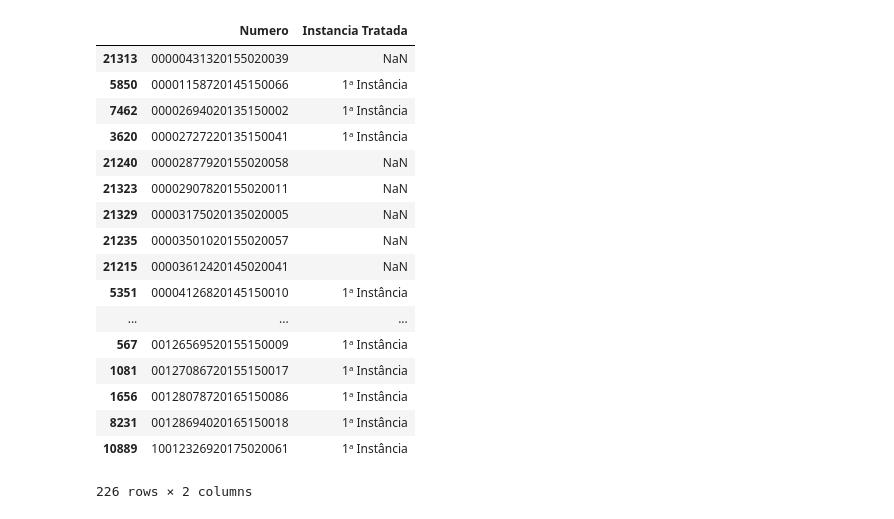
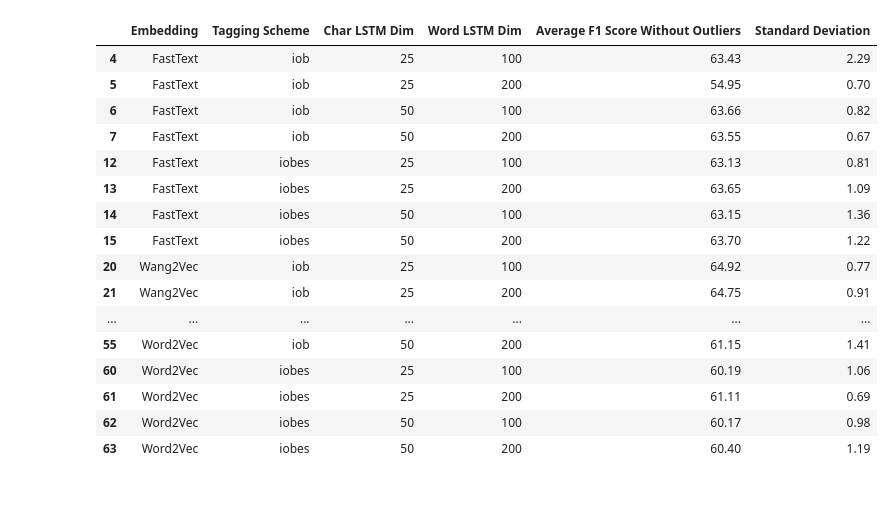
Before and after one commit to pvcastro/deeplearningufg, a Jupyter notebook: artigo_propor_2018/Portuguese Tagger Stats.ipynb, the cells around one changed output. Saved outputs shown, nothing was run; the diff lists cells and outputs as text; code cells hidden in the pictures.

```diff
--- a/artigo_propor_2018/Portuguese Tagger Stats.ipynb
+++ b/artigo_propor_2018/Portuguese Tagger Stats.ipynb
@@ -340,23 +147,24 @@ processos_suspensos_df.sort_values(by='Numero')
-# %%
-processos_arquivados_df = processos_df[processos_df['Status'] == 'arquivado']
-processos_arquivados_df = processos_arquivados_df[['Numero','Instancia Tratada']].drop_duplicates()
-processos_arquivados_df.sort_values(by='Numero')
-# %% [output]
-|  | Numero | Instancia Tratada |
-| 21313 | 00000431320155020039 | NaN |
-| 5850 | 00001158720145150066 | 1ᵃ Instância |
-| 7462 | 00002694020135150002 | 1ᵃ Instância |
-| 3620 | 00002727220135150041 | 1ᵃ Instância |
-| 21240 | 00002877920155020058 | NaN |
-| 21323 | 00002907820155020011 | NaN |
-| 21329 | 00003175020135020005 | NaN |
-| 21235 | 00003501020155020057 | NaN |
-| 21215 | 00003612420145020041 | NaN |
-| 5351 | 00004126820145150010 | 1ᵃ Instância |
-| ... | ... | ... |
-| 567 | 00126569520155150009 | 1ᵃ Instância |
-| 1081 | 00127086720155150017 | 1ᵃ Instância |
-| 1656 | 00128078720165150086 | 1ᵃ Instância |
-| 8231 | 00128694020165150018 | 1ᵃ Instância |
-| 10889 | 10012326920175020061 | 1ᵃ Instância |
-226 rows × 2 columns
+# %%
+dados_lower_df = dados_df[dados_df['Lower'] == True]
+del dados_lower_df['Capitalisation Dim']
+del dados_lower_df['Lower']
+del dados_lower_df['Average F1 Score']
+dados_lower_df
+# %% [output]
+|  | Embedding | Tagging Scheme | Char LSTM Dim | Word LSTM Dim | Average F1 Score Without Outliers | Standard Deviation |
+| 4 | FastText | iob | 25 | 100 | 63.43 | 2.29 |
+| 5 | FastText | iob | 25 | 200 | 54.95 | 0.70 |
+| 6 | FastText | iob | 50 | 100 | 63.66 | 0.82 |
+| 7 | FastText | iob | 50 | 200 | 63.55 | 0.67 |
+| 12 | FastText | iobes | 25 | 100 | 63.13 | 0.81 |
+| 13 | FastText | iobes | 25 | 200 | 63.65 | 1.09 |
+| 14 | FastText | iobes | 50 | 100 | 63.15 | 1.36 |
+| 15 | FastText | iobes | 50 | 200 | 63.70 | 1.22 |
+| 20 | Wang2Vec | iob | 25 | 100 | 64.92 | 0.77 |
+| 21 | Wang2Vec | iob | 25 | 200 | 64.75 | 0.91 |
+| ... | ... | ... | ... | ... | ... | ... |
+| 55 | Word2Vec | iob | 50 | 200 | 61.15 | 1.41 |
+| 60 | Word2Vec | iobes | 25 | 100 | 60.19 | 1.06 |
+| 61 | Word2Vec | iobes | 25 | 200 | 61.11 | 0.69 |
+| 62 | Word2Vec | iobes | 50 | 100 | 60.17 | 0.98 |
+| 63 | Word2Vec | iobes | 50 | 200 | 60.40 | 1.19 |
```
Also changed, not shown: parts of 37 cells of this notebook, 2 other files.
